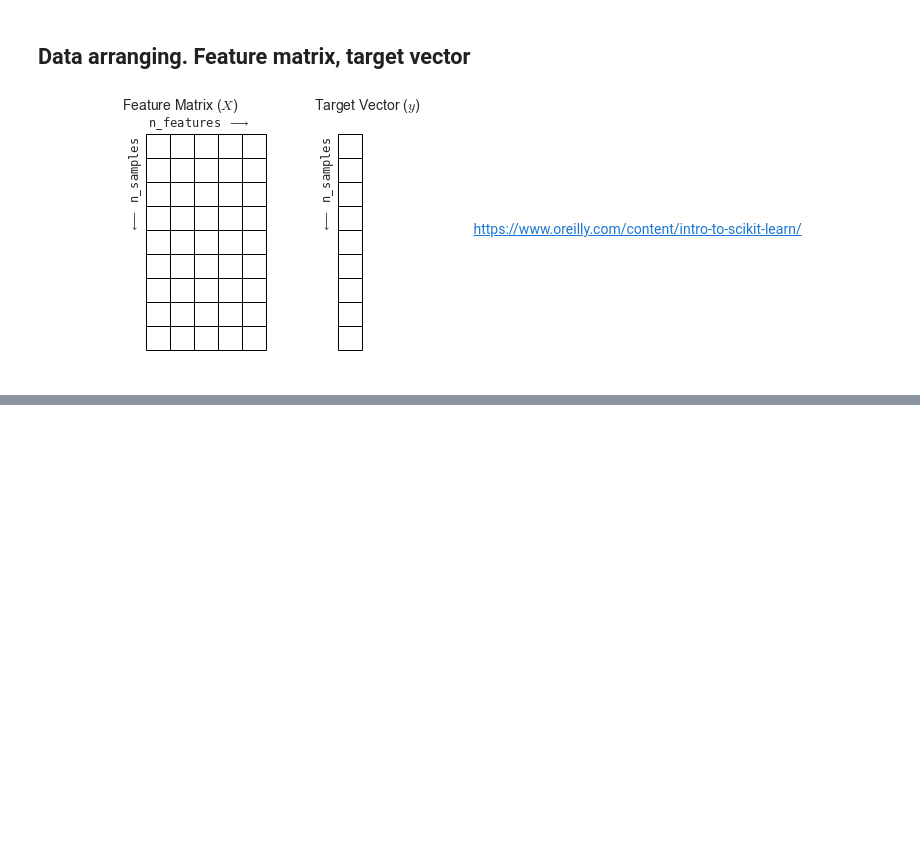
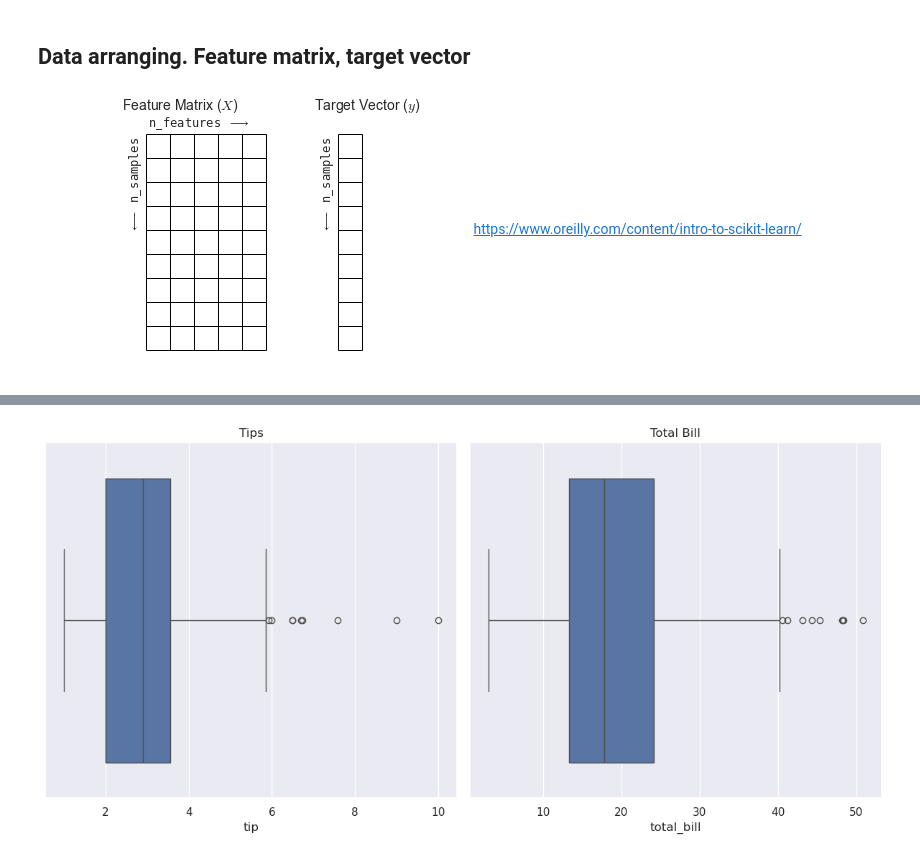
Before and after one commit to DzygaSkoryk/DataScienceForAstronomers, a Jupyter notebook: ML/Sklearn_template.ipynb, the cells around one changed output, grey strips where cells are left out. Saved outputs shown, nothing was run; the diff lists cells and outputs as text; code cells hidden in the pictures; blank space fills up the shorter version.

```diff
--- a/ML/Sklearn_template.ipynb
+++ b/ML/Sklearn_template.ipynb
@@ -146,0 +103,14 @@ le.classes_
+# %%
+# Compare total bill and tips
+plt.figure(figsize=(12, 6))
+plt.subplot(1, 2, 1)
+sns.boxplot(x='tip', data=tips)
+plt.title('Tips')
+
+plt.subplot(1, 2, 2)
+sns.boxplot(x='total_bill', data=tips)
+plt.title('Total Bill')
+
+plt.tight_layout()
+# %% [output]
+[figure, added]
```
Also changed, not shown: parts of 42 cells of this notebook, 6 other files.
